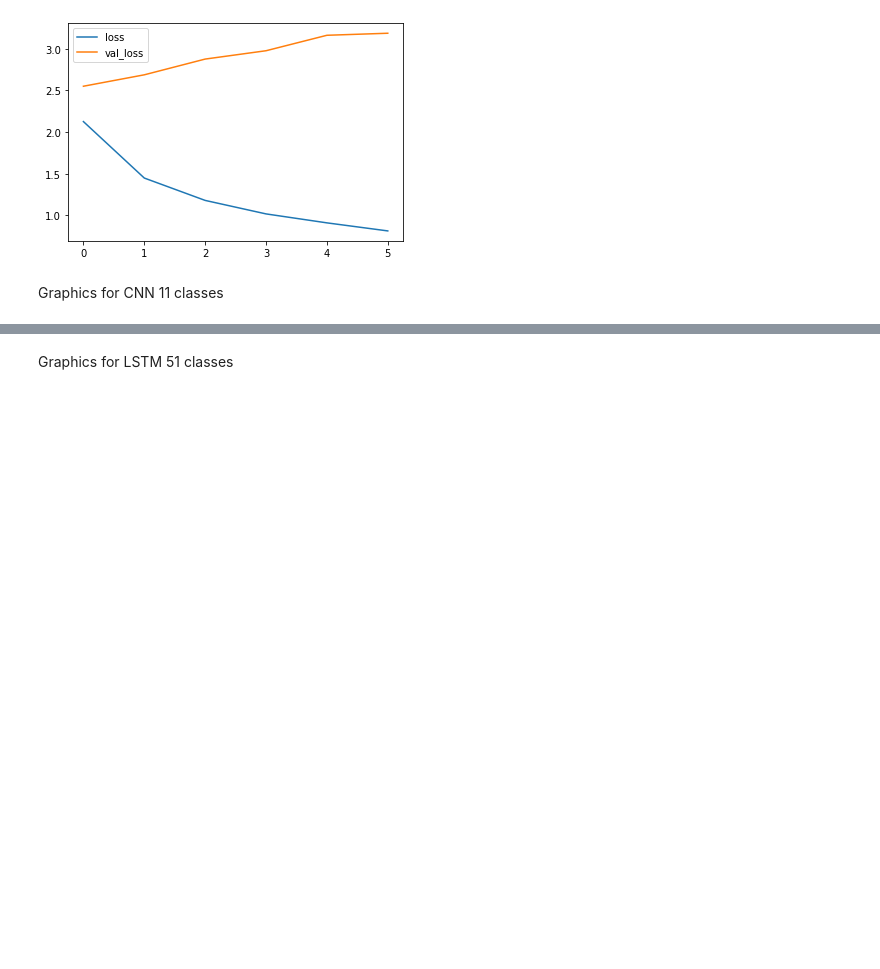
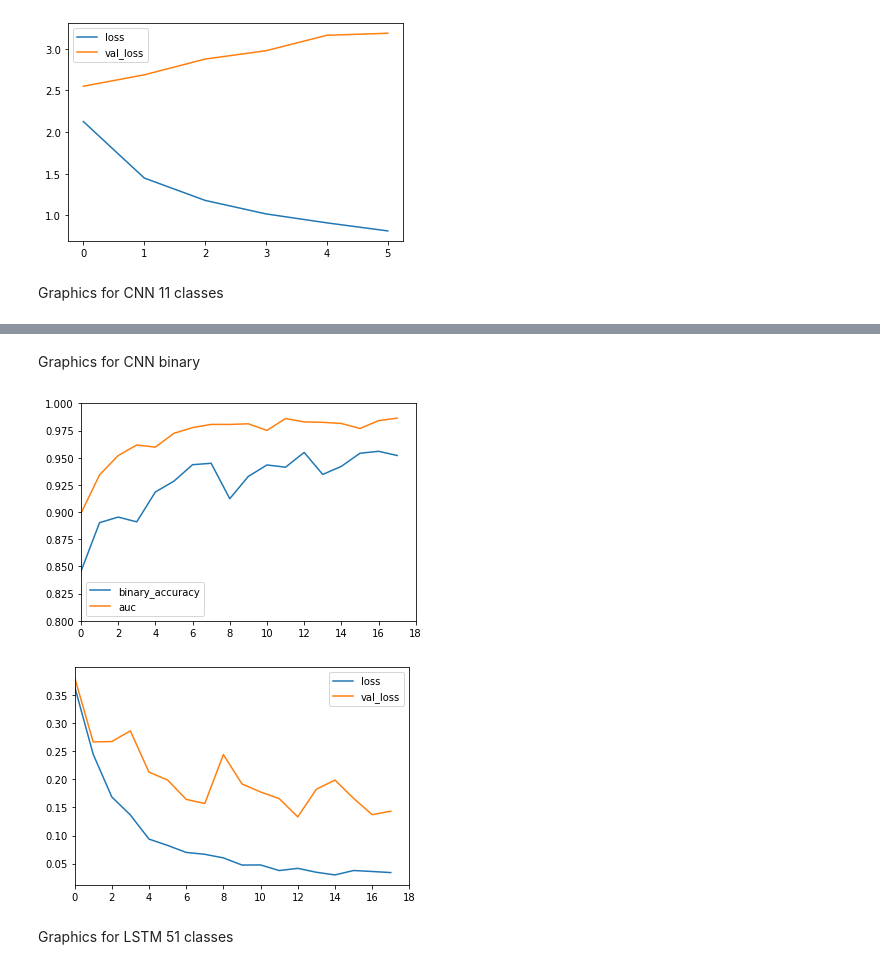
Before and after one commit to dalonm03/TFG, a Jupyter notebook: src/tfg.ipynb, the cells around one changed output, grey strips where cells are left out. Cells and saved outputs as stored; diff of their text form; code cells hidden in the pictures; blank space fills up the shorter version.

```diff
--- a/src/tfg.ipynb
+++ b/src/tfg.ipynb
@@ -728,4 +924,11 @@ get_graphics("t9h4RejaSoCqAPn81szmqQ")
 [figure]
+# %% [markdown]
+Graphics for CNN binary
+# %%
+get_binary_graphics("kp1bNwnQR6SZyfoZimGJmA",ylim=(0.8,1))
+# %% [output]
+[figure, added]
+[figure, added]
 # %% [markdown]
 Graphics for LSTM 51 classes
 # %%
```
Also changed, not shown: parts of 24 cells of this notebook.
